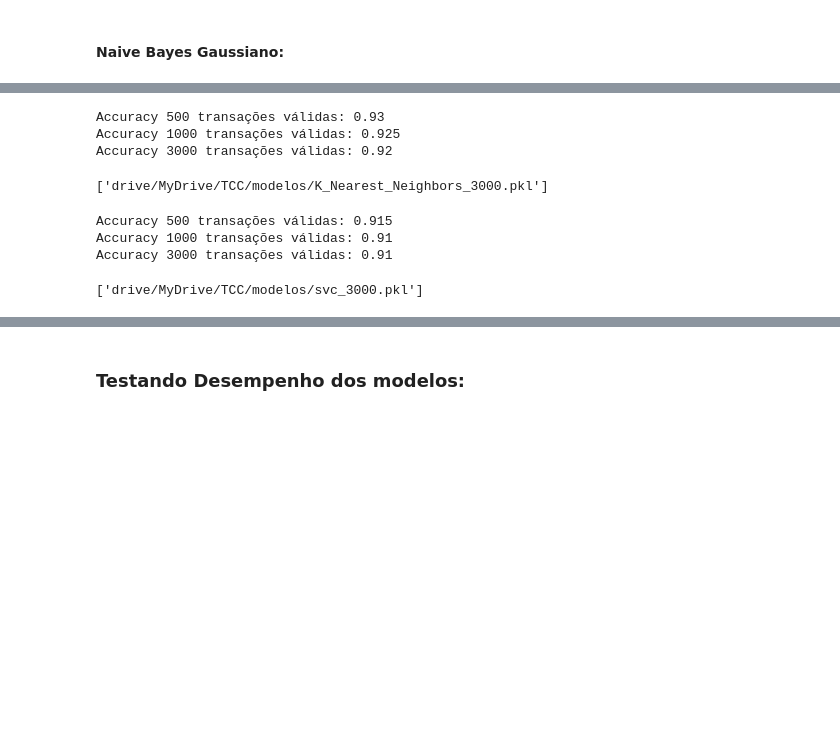
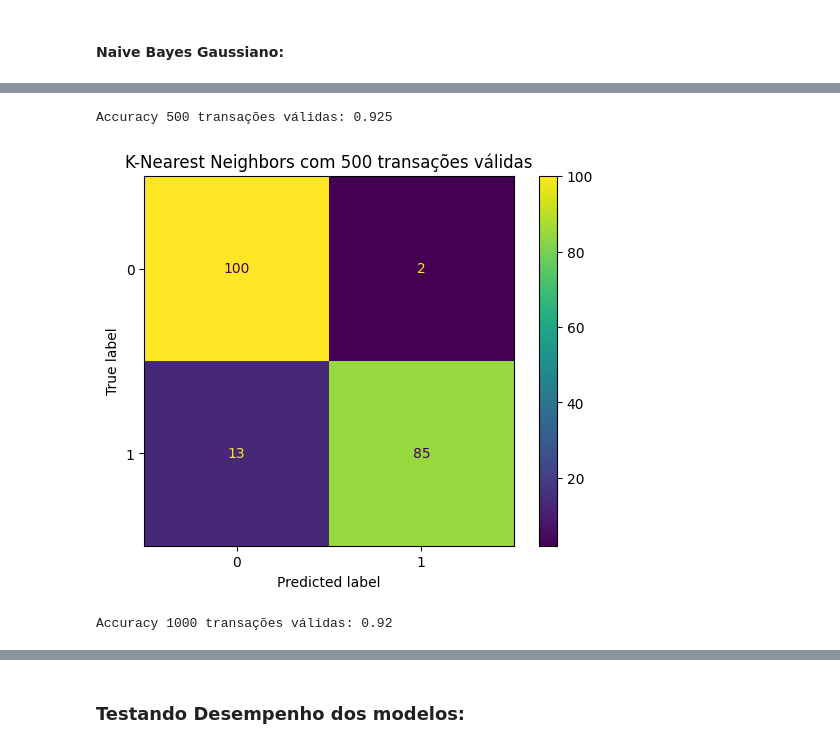
Before and after one commit to ProjektVek/TCC-UNIP, a Jupyter notebook: TCC.ipynb, the cells around one changed output, grey strips where cells are left out. Saved outputs shown, nothing was run; the diff lists cells and outputs as text; code cells hidden in the pictures; blank space fills up the shorter version.

```diff
--- a/TCC.ipynb
+++ b/TCC.ipynb
@@ -348,67 +370,14 @@ n = 30; 90.0%
 # %%
 # n_neighbors padrão (5) se mostrou ter a acurácia máxima do algoritmo, portanto usaremos o padrão
-model_folder = "drive/MyDrive/TCC/modelos/"
-
 knn = KNeighborsClassifier()
 knn.fit(data_train_500, class_train_500)
 predict_knn_500 = knn.predict(test)
 print(f'Accuracy 500 transações válidas: {accuracy_score(test_class, predict_knn_500)}')
-
-model_archive = "K_Nearest_Neighbors_500.pkl"
-joblib.dump(knn, (model_folder + model_archive))
-
-knn = KNeighborsClassifier()
-knn.fit(data_train_1000, class_train_1000)
-predict_knn_1000 = knn.predict(test)
-print(f'Accuracy 1000 transações válidas: {accuracy_score(test_class, predict_knn_1000)}')
-
-model_archive = "K_Nearest_Neighbors_1000.pkl"
-joblib.dump(knn, (model_folder + model_archive))
-
-knn = KNeighborsClassifier()
-knn.fit(data_train_3000, class_train_3000)
-predict_knn_3000 = knn.predict(test)
-print(f'Accuracy 3000 transações válidas: {accuracy_score(test_class, predict_knn_3000)}')
-
-model_archive = "K_Nearest_Neighbors_3000.pkl"
-joblib.dump(knn, (model_folder + model_archive))
 # %% [output]
-Accuracy 500 transações válidas: 0.93
-Accuracy 1000 transações válidas: 0.925
-Accuracy 3000 transações válidas: 0.92
+Accuracy 500 transações válidas: 0.925
-['drive/MyDrive/TCC/modelos/K_Nearest_Neighbors_3000.pkl']
-# %%
-# Treinar com o modelo Support Vector Classification
-test = pnd.concat([fraud_test, valid_test[:102]])
-test_class = pnd.concat([fraud_test_class, valid_test_class[:102]])
-
-model_folder = "drive/MyDrive/TCC/modelos/"
-
-svc = SVC()
-svc.fit(data_train_500, class_train_500)
-predict_svc_500 = svc.predict(test)
-print(f'Accuracy 500 transações válidas: {accuracy_score(test_class, predict_svc_500)}')
-
-model_archive = "svc_500.pkl"
-joblib.dump(svc, (model_folder + model_archive))
-
-svc = SVC()
-svc.fit(data_train_1000, class_train_1000)
-predict_svc_1000 = svc.predict(test)
-print(f'Accuracy 1000 transações válidas: {accuracy_score(test_class, predict_svc_1000)}')
-
-model_archive = "svc_1000.pkl"
-joblib.dump(svc, (model_folder + model_archive))
-
-svc = SVC()
-svc.fit(data_train_3000, class_train_3000)
-predict_svc_3000 = svc.predict(test)
-print(f'Accuracy 3000 transações válidas: {accuracy_score(test_class, predict_svc_3000)}')
-
-model_archive = "svc_3000.pkl"
-joblib.dump(svc, (model_folder + model_archive))
-# %% [output]
-Accuracy 500 transações válidas: 0.915
-Accuracy 1000 transações válidas: 0.91
-Accuracy 3000 transações válidas: 0.91
-['drive/MyDrive/TCC/modelos/svc_3000.pkl']
+# %%
+ConfusionMatrixDisplay.from_predictions(test_class, predict_knn_500)
+plot.title('K-Nearest Neighbors com 500 transações válidas')
+plot.show()
+# %% [output]
+[figure, added]
@@ -414,0 +387,7 @@ Accuracy 3000 transações válidas: 0.91
+# %%
+knn = KNeighborsClassifier()
+knn.fit(data_train_1000, class_train_1000)
+predict_knn_1000 = knn.predict(test)
+print(f'Accuracy 1000 transações válidas: {accuracy_score(test_class, predict_knn_1000)}')
+# %% [output]
+Accuracy 1000 transações válidas: 0.92
```
Also changed, not shown: parts of 38 cells of this notebook.
